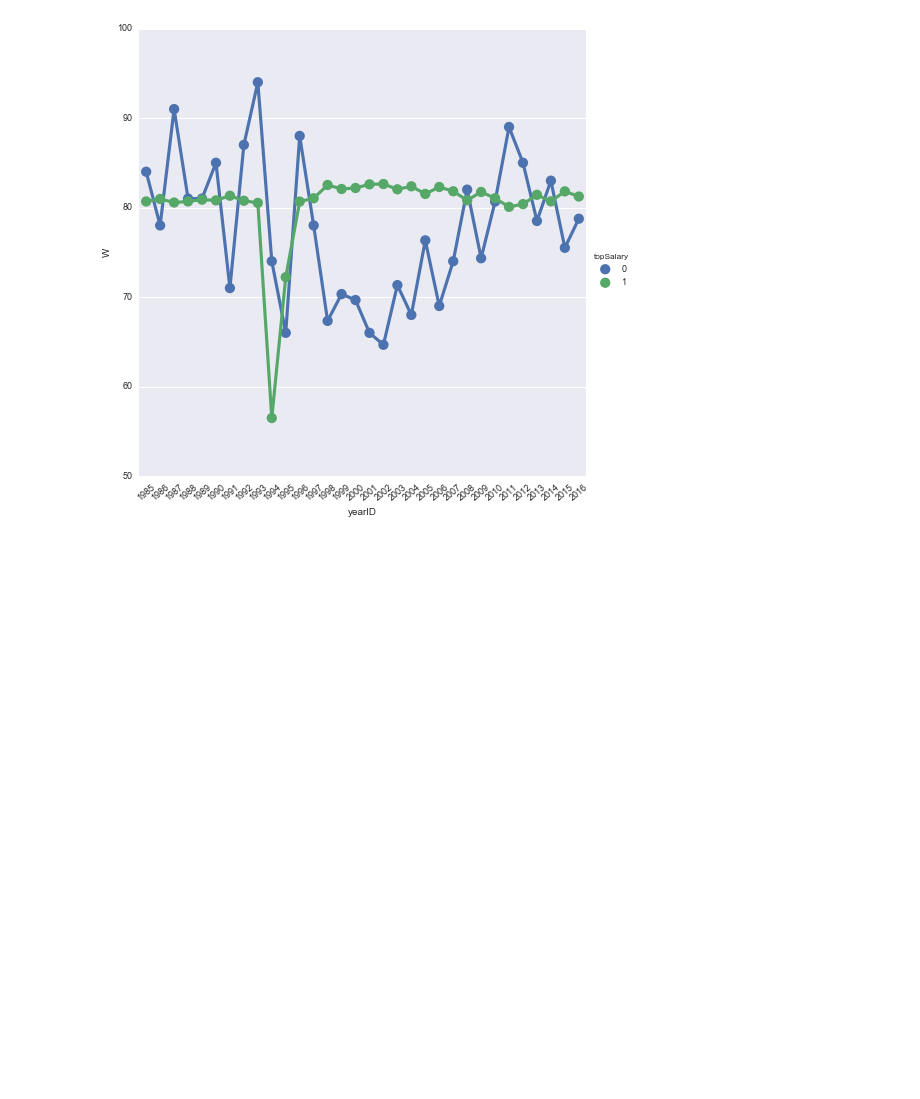
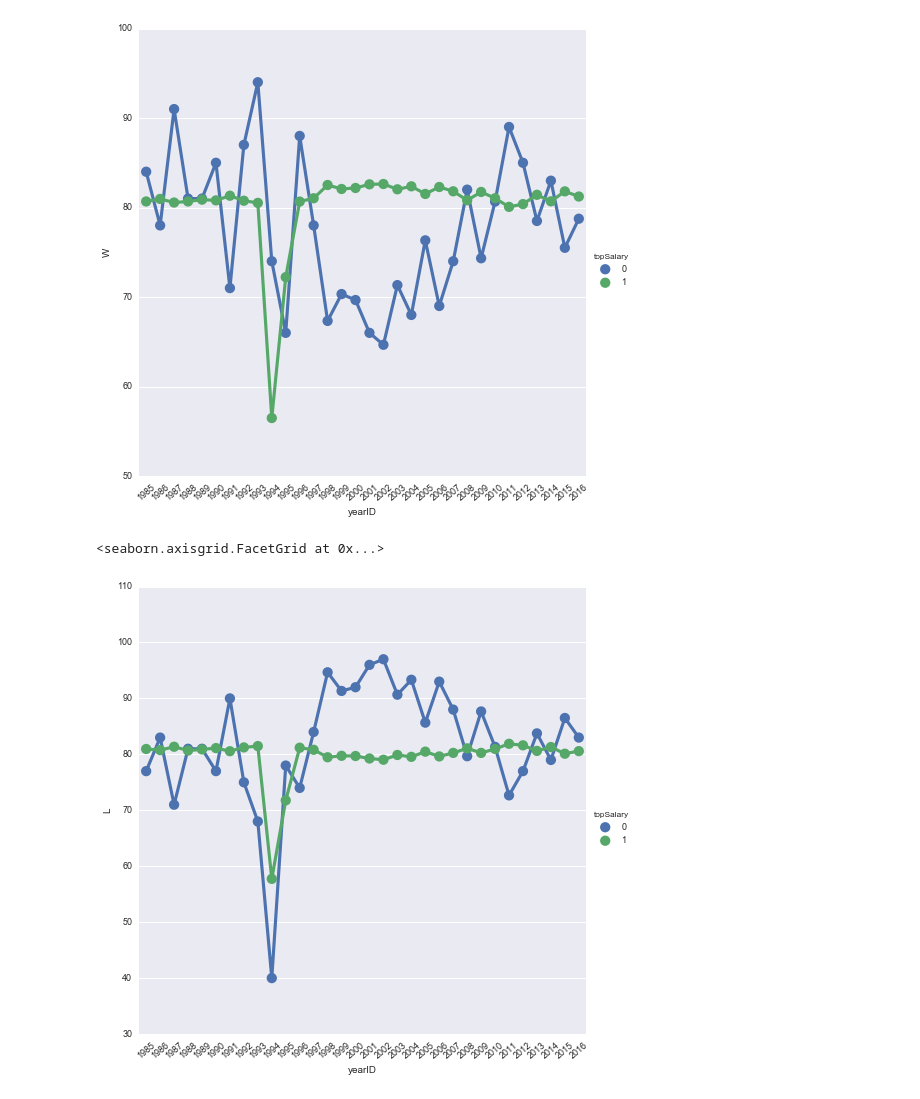
Before and after one commit to bcg0006/udc, a Jupyter notebook: baseball_data_analysis.ipynb, the cells around one changed output. Cells and saved outputs as stored; diff of their text form; code cells hidden in the pictures; blank space fills up the shorter version.

Commit message:
Started the analysis of the top paid players
I also identified an error in the salaries dataframe:

'sabatc.01' which in fact is 'sabatcc01'
=> needs to be modofied in subsequent files

```diff
--- a/baseball_data_analysis.ipynb
+++ b/baseball_data_analysis.ipynb
@@ -310,7 +284,7 @@ Int64Index([1917, 1918, 1919, 1920, 1921, 1922, 1923, 1924, 1925, 1926,
 # %%
 #return a new column matching values from the function add_column_bin_salaries
 
-teams_1985_2016.loc[teams_1985_2016.index,'topSalary'] = teams_1985_2016['teamID'].apply(add_column_bin_salaries)
+teams_1985_2016['topSalary'] = teams_1985_2016['teamID'].apply(add_column_bin_salaries)
 # %%
 teams_1985_2016.tail(2)
 # %% [output]
@@ -336,4 +310,11 @@ f.set_xticklabels(rotation=40)
 # %% [output]
 <seaborn.axisgrid.FacetGrid at 0x...>
 [figure]
+# %%
+sns.set(font_scale=0.9)
+f = sns.factorplot(x="yearID", y="L",data=avg_losses_per_group, hue='topSalary', size=7)
+f.set_xticklabels(rotation=40)
+# %% [output]
+<seaborn.axisgrid.FacetGrid at 0x...>
+[figure, added]
 # %% [markdown]
```
Also changed, not shown: parts of 21 cells of this notebook.
